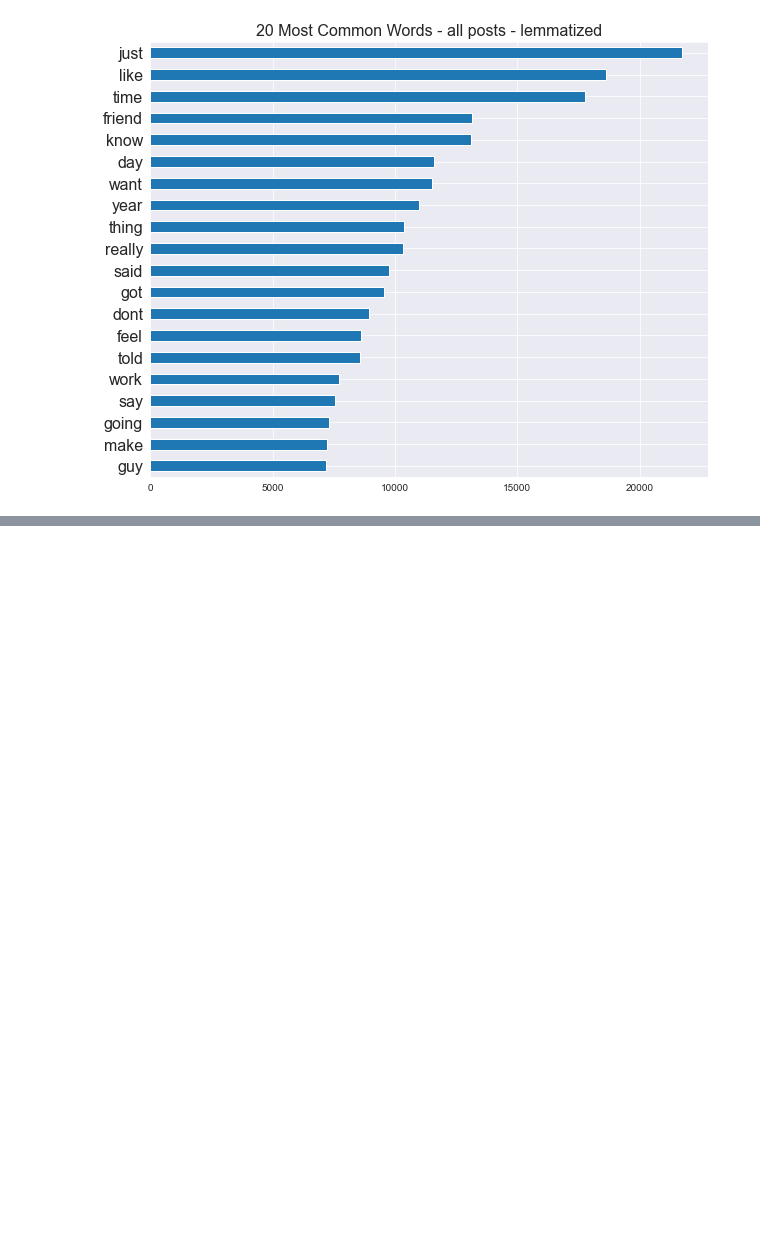
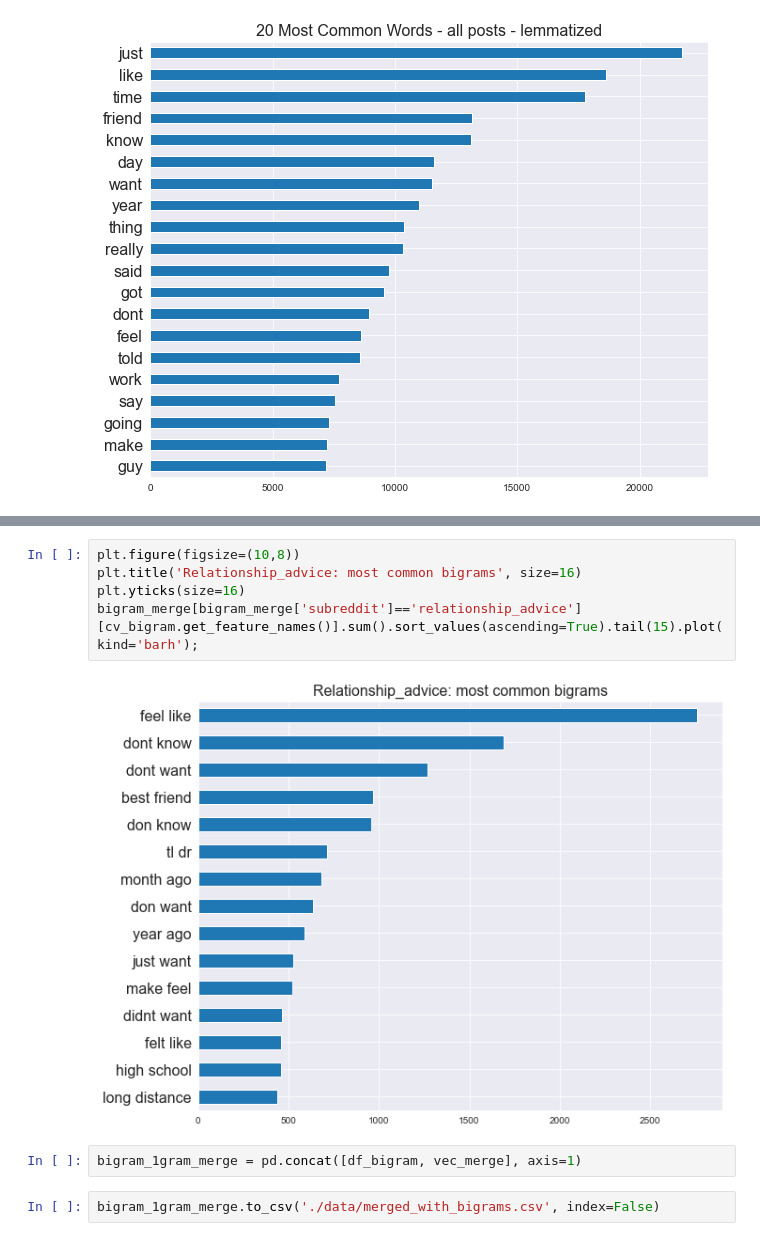
Before and after one commit to welcometohelen/NLP_classifier, a Jupyter notebook: structure_and_bow.ipynb, the cells around one changed output, grey strips where cells are left out. Saved outputs shown, nothing was run; the diff lists cells and outputs as text; blank space fills up the shorter version.

```diff
--- a/structure_and_bow.ipynb
+++ b/structure_and_bow.ipynb
@@ -361,0 +349,11 @@ Name: subreddit, dtype: int64
+# %%
+plt.figure(figsize=(10,8))
+plt.title('Relationship_advice: most common bigrams', size=16)
+plt.yticks(size=16)
+bigram_merge[bigram_merge['subreddit']=='relationship_advice'][cv_bigram.get_feature_names()].sum().sort_values(ascending=True).tail(15).plot(kind='barh');
+# %% [output]
+[figure, added]
+# %%
+bigram_1gram_merge = pd.concat([df_bigram, vec_merge], axis=1)
+# %%
+bigram_1gram_merge.to_csv('./data/merged_with_bigrams.csv', index=False)
```
Also changed, not shown: parts of 36 cells of this notebook, 3 other files.
